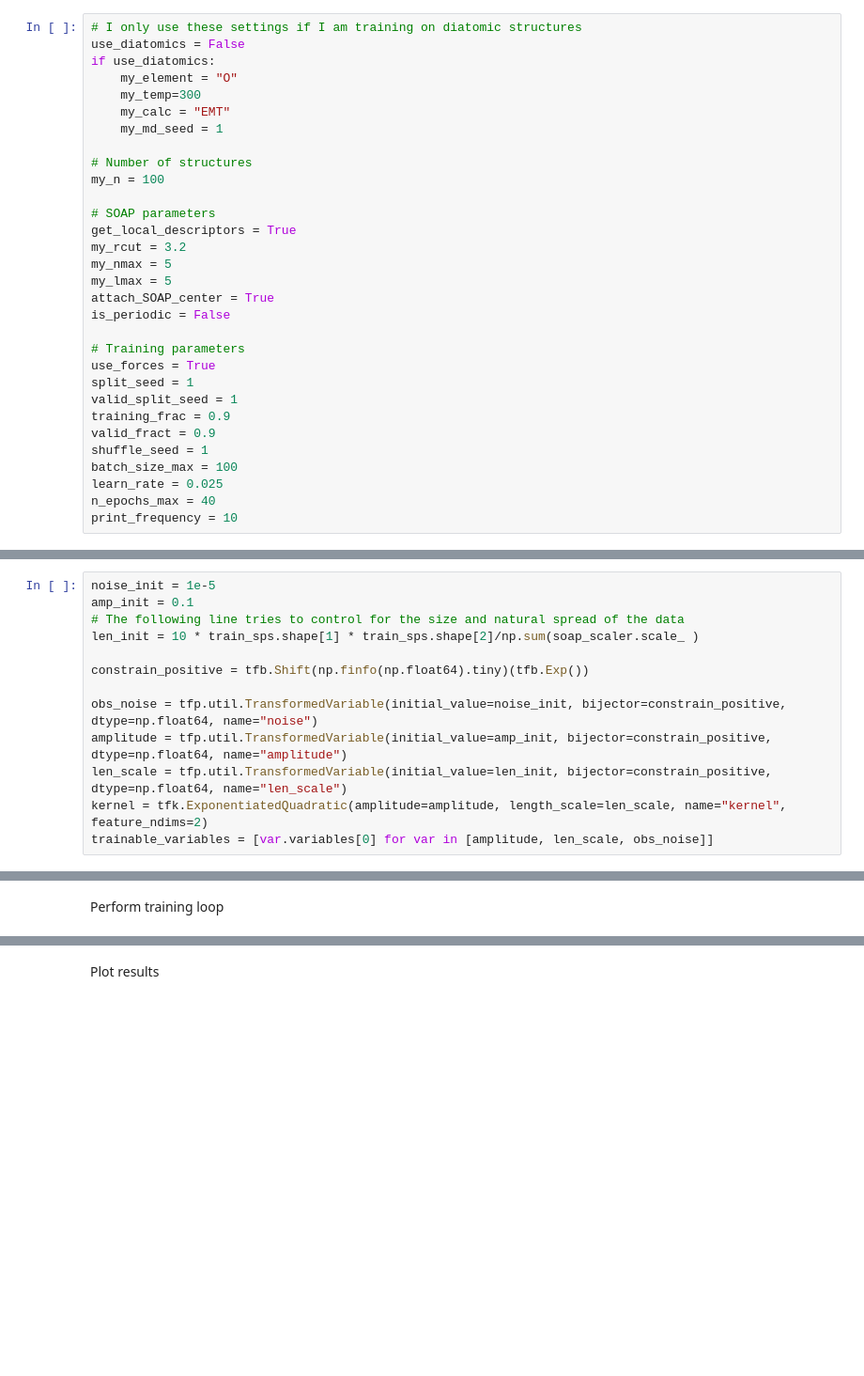
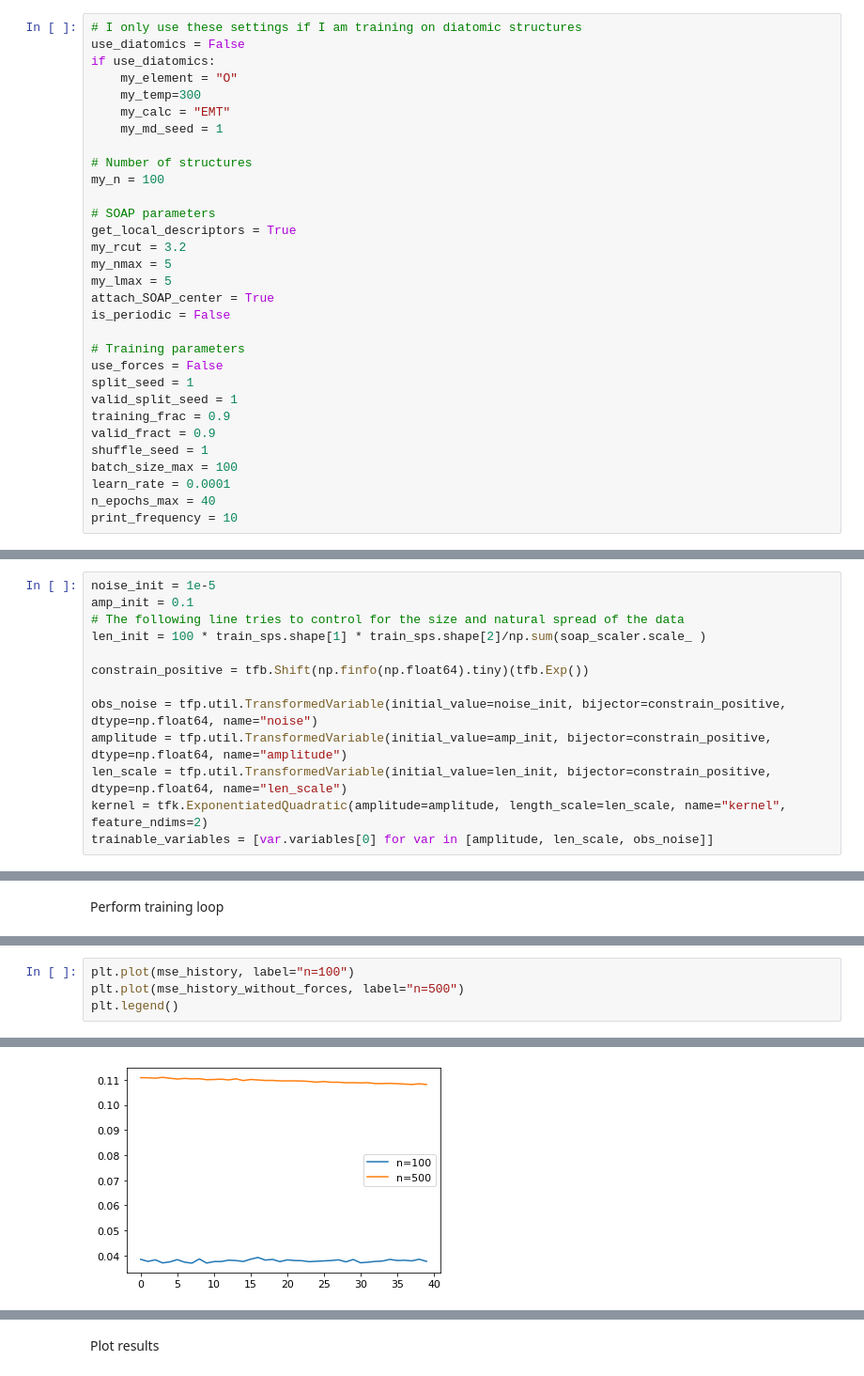
Before and after one commit to alvarovm/minigap, a Jupyter notebook: notebooks/miniGAP.ipynb, the cells around one changed output, grey strips where cells are left out. Shown at 94% size. Saved outputs shown, nothing was run; the diff lists cells and outputs as text; blank space fills up the shorter version.

```diff
--- a/notebooks/miniGAP.ipynb
+++ b/notebooks/miniGAP.ipynb
@@ -122,14 +77,14 @@ attach_SOAP_center = True
 is_periodic = False
 
 # Training parameters
-use_forces = True
+use_forces = False
 split_seed = 1
 valid_split_seed = 1
 training_frac = 0.9
 valid_fract = 0.9
 shuffle_seed = 1
 batch_size_max = 100
-learn_rate = 0.025
+learn_rate = 0.0001
 n_epochs_max = 40
 print_frequency = 10
 # %% [markdown]
@@ -243,7 +198,7 @@ Initialize kernels and model hyperparameters
 noise_init = 1e-5
 amp_init = 0.1
 # The following line tries to control for the size and natural spread of the data
-len_init = 10 * train_sps.shape[1] * train_sps.shape[2]/np.sum(soap_scaler.scale_ )
+len_init = 100 * train_sps.shape[1] * train_sps.shape[2]/np.sum(soap_scaler.scale_ )
 
 constrain_positive = tfb.Shift(np.finfo(np.float64).tiny)(tfb.Exp())
 
@@ -376,0 +355,5 @@ amplitude:0 = 1.43e-01  len_scale:0 = 2.01e+03  noise:0 = 7.02e-06
+# %%
+plt.plot(mse_history, label="n=100")
+plt.plot(mse_history_without_forces, label="n=500")
+plt.legend()
+# %% [output]
@@ -376,0 +361 @@ amplitude:0 = 1.43e-01  len_scale:0 = 2.01e+03  noise:0 = 7.02e-06
+[figure, added]
```
Also changed, not shown: parts of 9 cells of this notebook.
